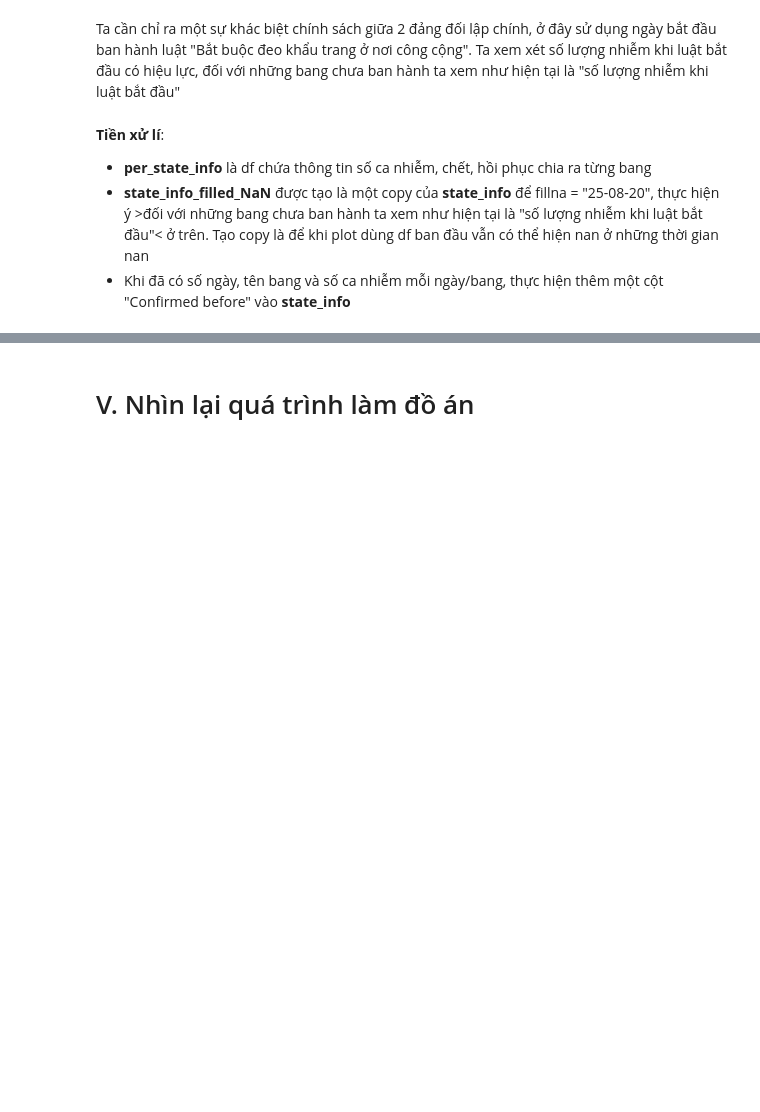
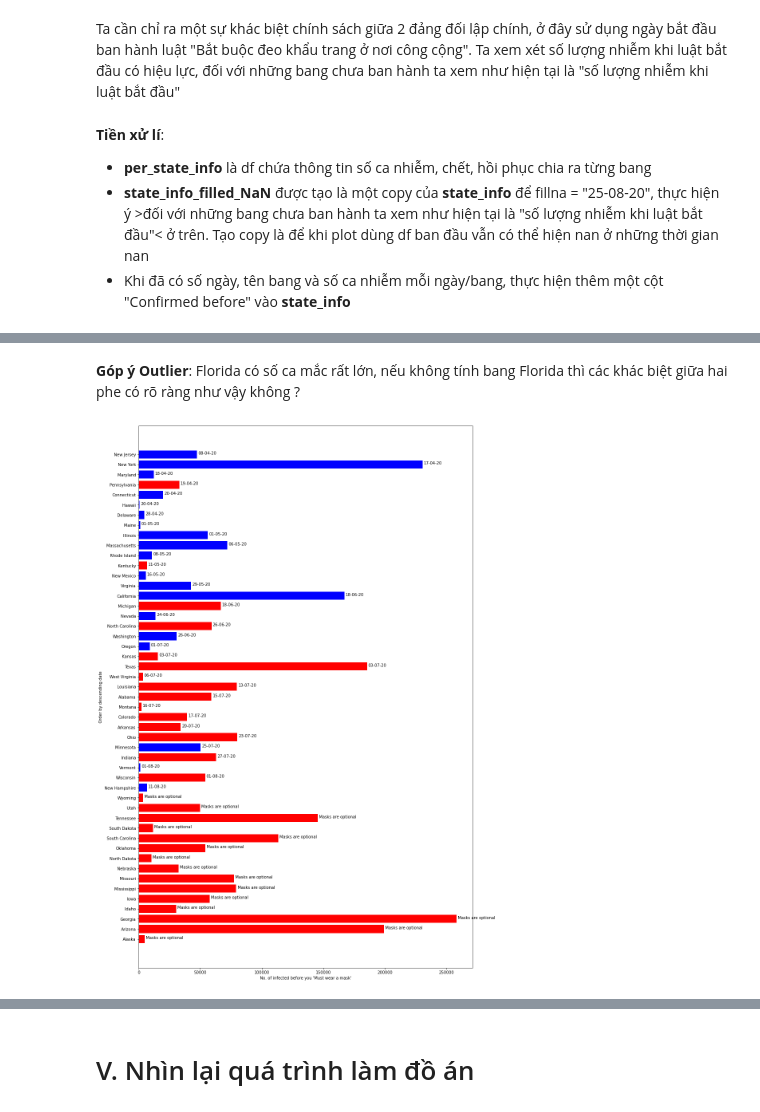
Before and after one commit to StrugVN/DACK_LTCKHDL, a Jupyter notebook: 1712834-TranMinhTri.ipynb, the cells around one changed output, grey strips where cells are left out. Saved outputs shown, nothing was run; the diff lists cells and outputs as text; code cells hidden in the pictures; blank space fills up the shorter version.

```diff
--- a/1712834-TranMinhTri.ipynb
+++ b/1712834-TranMinhTri.ipynb
@@ -321,0 +374,25 @@ Nếu như một việc đơn giản như phải đeo khẩu trang còn có chí
+# %% [markdown]
+**Góp ý Outlier**: Florida có số ca mắc rất lớn, nếu không tính bang Florida thì các khác biệt giữa hai phe có rõ ràng như vậy không ?
+# %%
+df = state_info.sort_values(by=['Must wear mask since'], ascending=False, na_position="first")
+df.drop(df[df["State"] == "Florida"].index, inplace=True)
+
+plt.figure(figsize=(15,25))
+plt.barh(df["State"], df["Confirmed before"], color=df["Politic"])
+plt.xlabel("No. of infected before you 'Must wear a mask'")
+plt.ylabel("Order by descending date")
+
+i = 0
+for x in df.index:
+    value = df["Confirmed before"][x]
+    text = df["Must wear mask since"][x]
+    if not pd.isnull(text):
+        text = text.strftime("%d-%m-%y")
+    else:
+        text = "Masks are optional"
+    plt.text(value+1000, i, text, color='black')
+    i+= 1
+
+plt.show()
+# %% [output]
+[figure, added]
```
Also changed, not shown: parts of 37 cells of this notebook.
